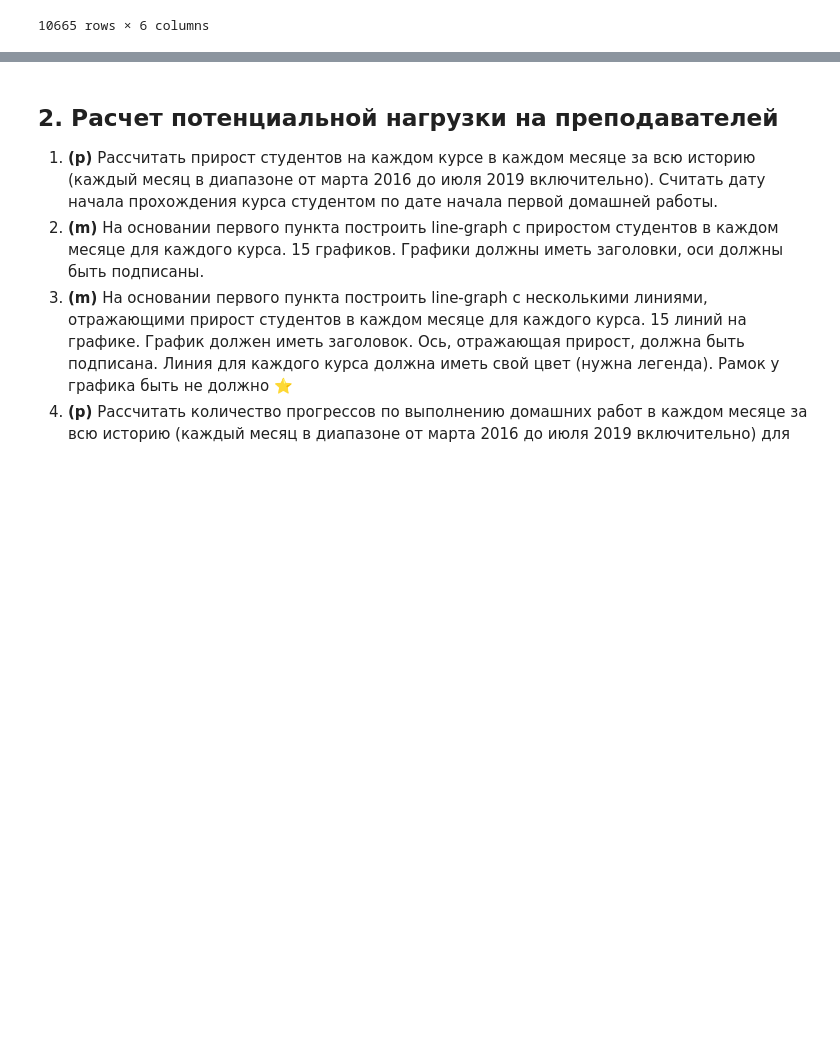
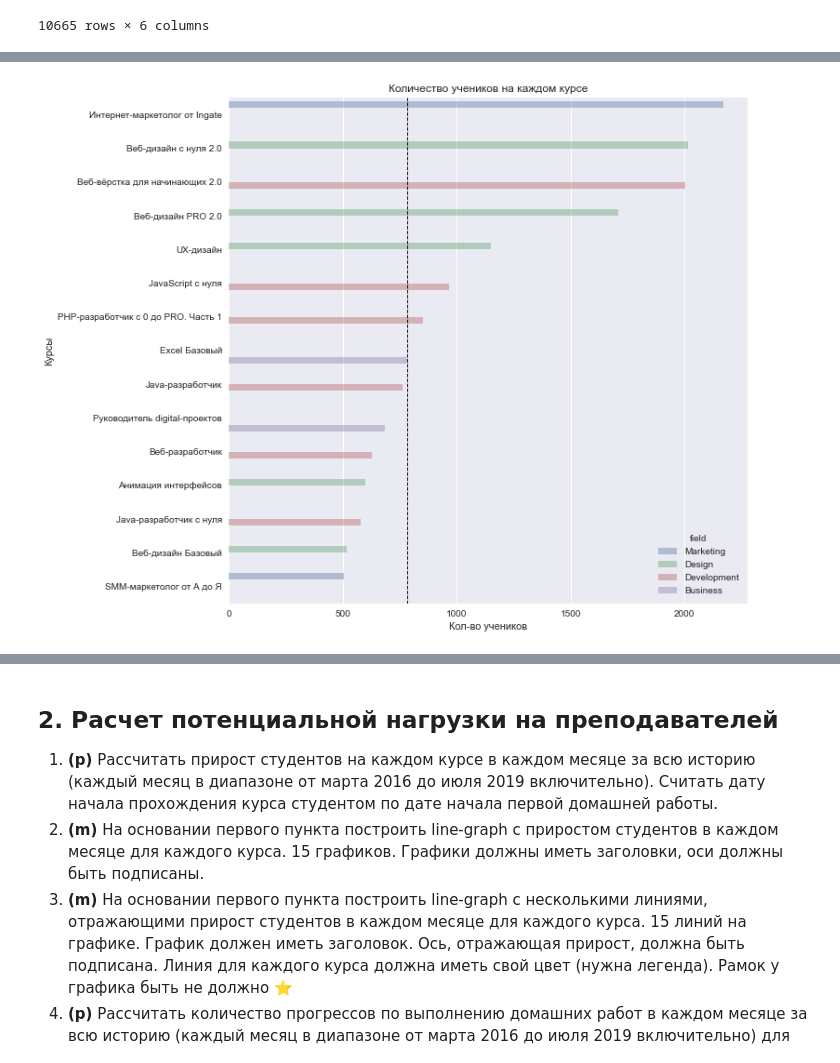
Before and after one commit to SergioKramer/Course_Analyst, a Jupyter notebook: Coursework_analytics_1_kramer.ipynb, the cells around one changed output, grey strips where cells are left out. Drawn from its saved outputs; the diff is of its cells as text; code cells hidden in the pictures; blank space fills up the shorter version.

```diff
--- a/Coursework_analytics_1_kramer.ipynb
+++ b/Coursework_analytics_1_kramer.ipynb
@@ -242,0 +253,12 @@ Name: age, dtype: float64
+# %%
+# Количество учеников на каждом курсе с продвинутой визуализацией
+plt.style.use('seaborn')
+fig, ax = plt.subplots(figsize=(10,10))
+sns.barplot(data=qty_st_c, x='student_id', y='title', ax=ax, alpha=0.4, hue='field') # При alpha =0.1 почти ничего не видно.
+ax.axvline(x=qty_st_c['student_id'].median(), color='black', linewidth=1, linestyle='--')
+ax.set_title('Количество учеников на каждом курсе')
+ax.set_xlabel('Кол-во учеников')
+ax.set_ylabel('Курсы')
+plt.show()
+# %% [output]
+[figure, added]
```
Also changed, not shown: parts of 6 cells of this notebook.
